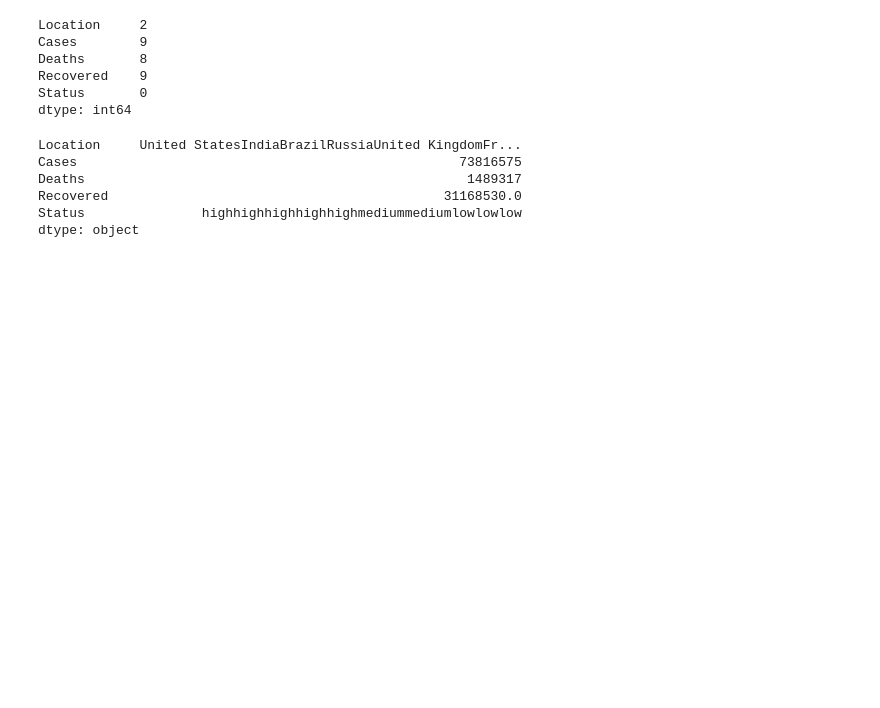
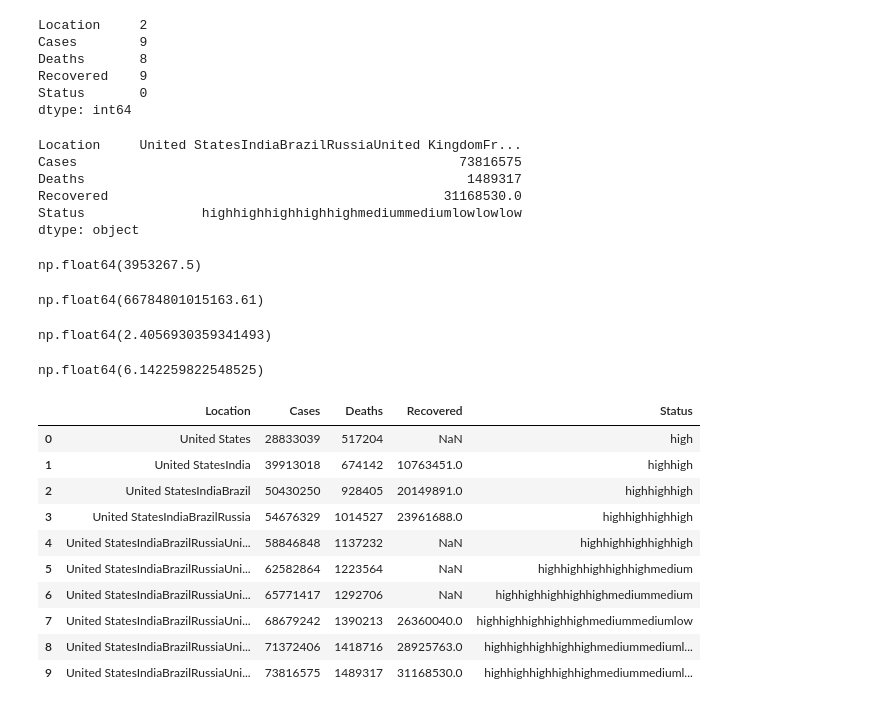
Before and after one commit to Sulphite05/MachineLearning, a Jupyter notebook: lab2.ipynb, the cells around one changed output. Saved outputs shown, nothing was run; the diff lists cells and outputs as text; code cells hidden in the pictures; blank space fills up the shorter version.

```diff
--- a/lab2.ipynb
+++ b/lab2.ipynb
@@ -482,3 +482,33 @@ Deaths                                                 1489317
 Recovered                                           31168530.0
 Status               highhighhighhighhighmediummediumlowlowlow
 dtype: object
+# %%
+df['Cases'].median(numeric_only=False)
+# %% [output]
+np.float64(3953267.5)
+# %%
+df['Cases'].var()
+# %% [output]
+np.float64(66784801015163.61)
+# %%
+df['Cases'].skew()
+# %% [output]
+np.float64(2.4056930359341493)
+# %%
+df['Cases'].kurt()
+# %% [output]
+np.float64(6.142259822548525)
+# %%
+df.cumsum()
+# %% [output]
+|  | Location | Cases | Deaths | Recovered | Status |
+| 0 | United States | 28833039 | 517204 | NaN | high |
+| 1 | United StatesIndia | 39913018 | 674142 | 10763451.0 | highhigh |
+| 2 | United StatesIndiaBrazil | 50430250 | 928405 | 20149891.0 | highhighhigh |
+| 3 | United StatesIndiaBrazilRussia | 54676329 | 1014527 | 23961688.0 | highhighhighhigh |
+| 4 | United StatesIndiaBrazilRussiaUni... | 58846848 | 1137232 | NaN | highhighhighhighhigh |
+| 5 | United StatesIndiaBrazilRussiaUni... | 62582864 | 1223564 | NaN | highhighhighhighhighmedium |
+| 6 | United StatesIndiaBrazilRussiaUni... | 65771417 | 1292706 | NaN | highhighhighhighhighmediummedium |
+| 7 | United StatesIndiaBrazilRussiaUni... | 68679242 | 1390213 | 26360040.0 | highhighhighhighhighmediummediumlow |
+| 8 | United StatesIndiaBrazilRussiaUni... | 71372406 | 1418716 | 28925763.0 | highhighhighhighhighmediummediuml... |
+| 9 | United StatesIndiaBrazilRussiaUni... | 73816575 | 1489317 | 31168530.0 | highhighhighhighhighmediummediuml... |
```
Also changed, not shown: parts of 8 cells of this notebook.
